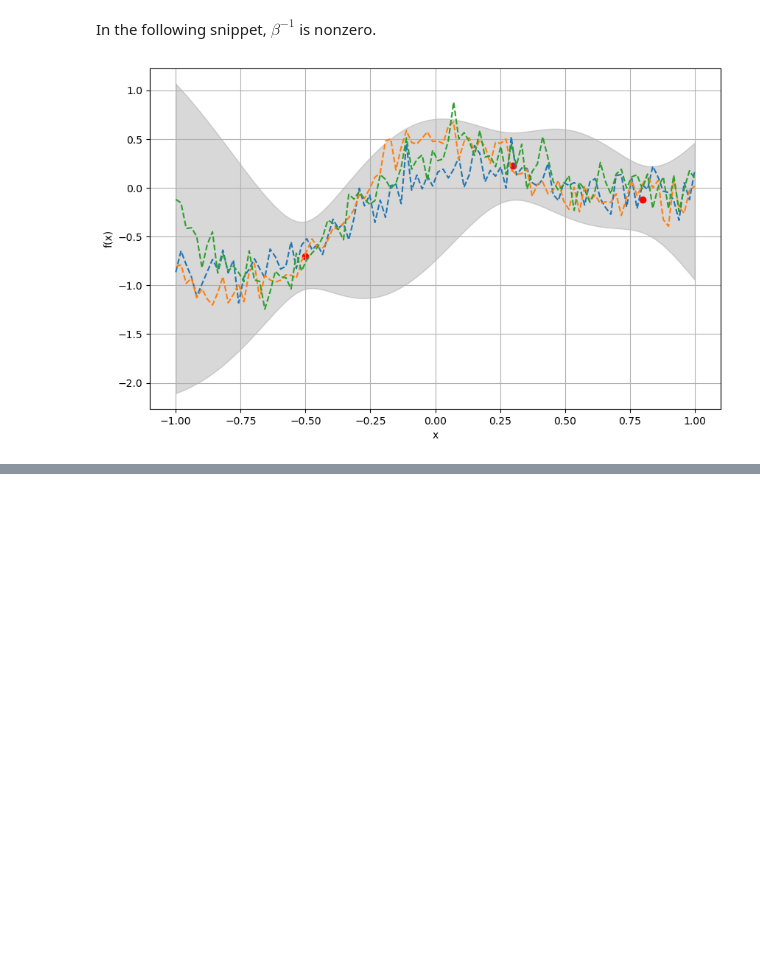
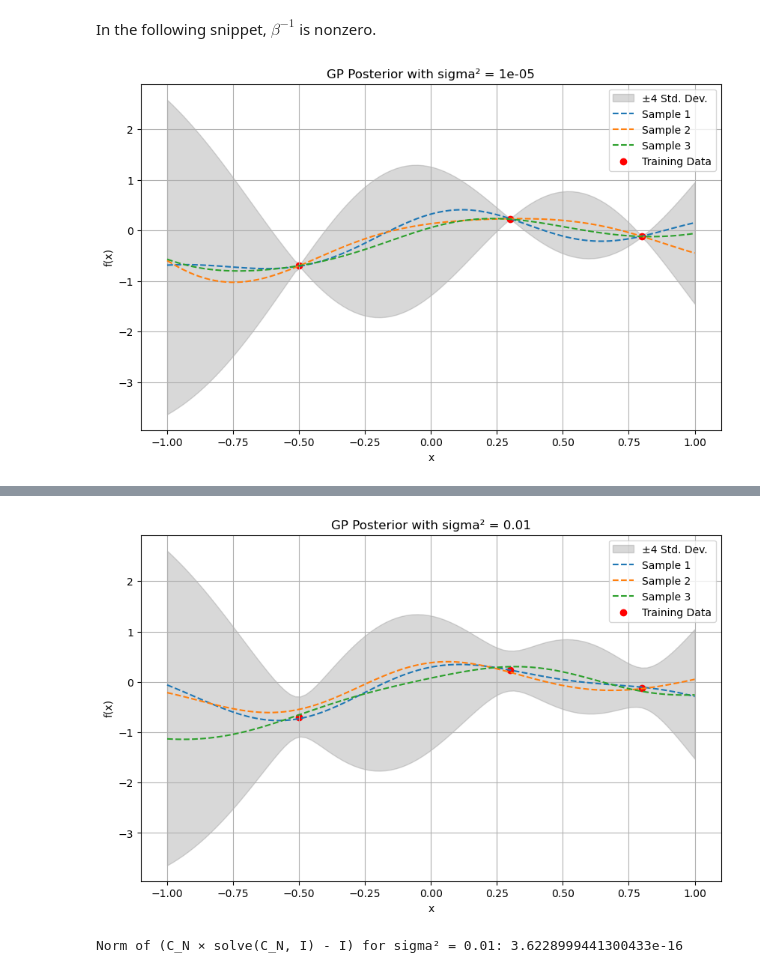
Before and after one commit to anchrysoula/Master_thesis, a Jupyter notebook: gp.ipynb, the cells around one changed output, grey strips where cells are left out. Drawn from its saved outputs; the diff is of its cells as text; code cells hidden in the pictures; blank space fills up the shorter version.

```diff
--- a/gp.ipynb
+++ b/gp.ipynb
@@ -109,65 +113,73 @@ for idx, (X_train, y_train) in enumerate(datasets, 1):
 # %% [markdown]
 In the following snippet, $\beta^{-1}$ is nonzero.
 # %%
-
-# Training data (3 observations)
+# Training data
 X_train = np.array([0.3, -0.5, 0.8])
 y_train = np.array([0.23, -0.7, -0.12])
 
 # Test data
 X_test = np.linspace(-1, 1, 100)
 
 # Hyperparameters
 theta_0 = 1.0
 theta_1 = 4.0
-sigma_2 = 1e-2
 
-# Vectorized kernel using your definition
+# Kernel function
 def kernel_funct_matrix(x1, x2, theta_0, theta_1):
     sq_differ = (np.subtract.outer(x1, x2)) ** 2
     return theta_0 * np.exp(-theta_1 / 2 * sq_differ)
 
-# Compute covariance matrices
+# Covariance matrices
 def matrices(X_train, X_test, theta_0, theta_1, sigma_2):
     C_N = kernel_funct_matrix(X_train, X_train, theta_0, theta_1) + sigma_2 * np.eye(len(X_train))
     K_mat = kernel_funct_matrix(X_train, X_test, theta_0, theta_1)
-    D = kernel_funct_matrix(X_test, X_test, theta_0, theta_1) + sigma_2 * np.eye(len(X_test))
+    D = kernel_funct_matrix(X_test, X_test, theta_0, theta_1)
     return C_N, K_mat, D
 
-# GP posterior
-C_N, K_mat, D = matrices(X_train, X_test, theta_0, theta_1, sigma_2)
-C_N_inv = np.linalg.inv(C_N)
+# Run for both sigma_2 values
+for sigma_2 in [1e-5, 1e-2]:
+    # GP posterior
+    C_N, K_mat, D = matrices(X_train, X_test, theta_0, theta_1, sigma_2)
 
-mean_vector = K_mat.T @ C_N_inv @ y_train
-cov_matrix = D - K_mat.T @ C_N_inv @ K_mat + sigma_2 * np.eye(len(X_test))
-std_dev = np.sqrt(np.diag(cov_matrix))
+    # Solve C_N × z = y_train → z = solution
+    z = np.linalg.solve(C_N, y_train)
 
-# samples from the posterior
-n_samples = 3
-samples = np.random.multivariate_normal(mean_vector, cov_matrix, size=n_samples)
+    # mean_vector
+    mean_vector = K_mat.T @ z
 
-# Plot ±4 std deviation confidence bounds
-plt.figure(figsize=(10, 6))
-upper_bound = mean_vector + 2 * std_dev
-lower_bound = mean_vector - 2 * std_dev
-plt.fill_between(X_test, lower_bound, upper_bound, color='gray', alpha=0.3, label="±4 Std. Dev.")
+    # Solve C_N × W = K_mat → W = solution
+    W = np.linalg.solve(C_N, K_mat)
 
-# Plot samples
-for i, sample in enumerate(samples):
-    plt.plot(X_test, sample, label=f"Sample {i+1}", linestyle='--')
+    # covariance matrix
+    cov_matrix = D - K_mat.T @ W
 
-# Training data
-plt.scatter(X_train, y_train, color='red', label='Training Data')
+    # Standard deviation
+    std_dev = np.sqrt(np.diag(cov_matrix))
 
-# Final plot settings
-#plt.title(r"Gaussian Process Posterior with $\pm 4\,\sigma$ confidence bounds")
-plt.xlabel("x")
-plt.ylabel("f(x)")
+    # Samples from the posterior
+    n_samples = 3
+    samples = np.random.multivariate_normal(mean_vector, cov_matrix, size=n_samples)
 
-plt.grid(True)
-plt.show()
-print(np.linalg.cond(cov_matrix))
-x=C_N @ C_N_inv
-print(np.linalg.norm(x-np.eye(x.shape[0])))
+    # Plot ±4 std deviation confidence bounds
+    plt.figure(figsize=(10, 6))
+    upper_bound = mean_vector + 4 * std_dev
+    lower_bound = mean_vector - 4 * std_dev
+    plt.fill_between(X_test, lower_bound, upper_bound, color='gray', alpha=0.3, label="±4 Std. Dev.")
+
+    # Plots
+    for i, sample in enumerate(samples):
+        plt.plot(X_test, sample, label=f"Sample {i+1}", linestyle='--')
+
+    plt.scatter(X_train, y_train, color='red', label='Training Data')
+    plt.xlabel("x")
+    plt.ylabel("f(x)")
+    plt.grid(True)
+    plt.legend()
+    plt.title(f"GP Posterior with sigma² = {sigma_2}")
+    plt.show()
+
+    # Diagnostics
+    x = C_N @ np.linalg.solve(C_N, np.eye(C_N.shape[0]))
+    print(f"Norm of (C_N × solve(C_N, I) - I) for sigma² = {sigma_2}:", np.linalg.norm(x - np.eye(x.shape[0])))
 # %% [output]
-[figure, old version]
+[figure, new version]
@@ -175,0 +187,2 @@ print(np.linalg.norm(x-np.eye(x.shape[0])))
+[figure, added]
+Norm of (C_N × solve(C_N, I) - I) for sigma² = 0.01: 3.6228999441300433e-16
```
Also changed, not shown: parts of 7 cells of this notebook.
